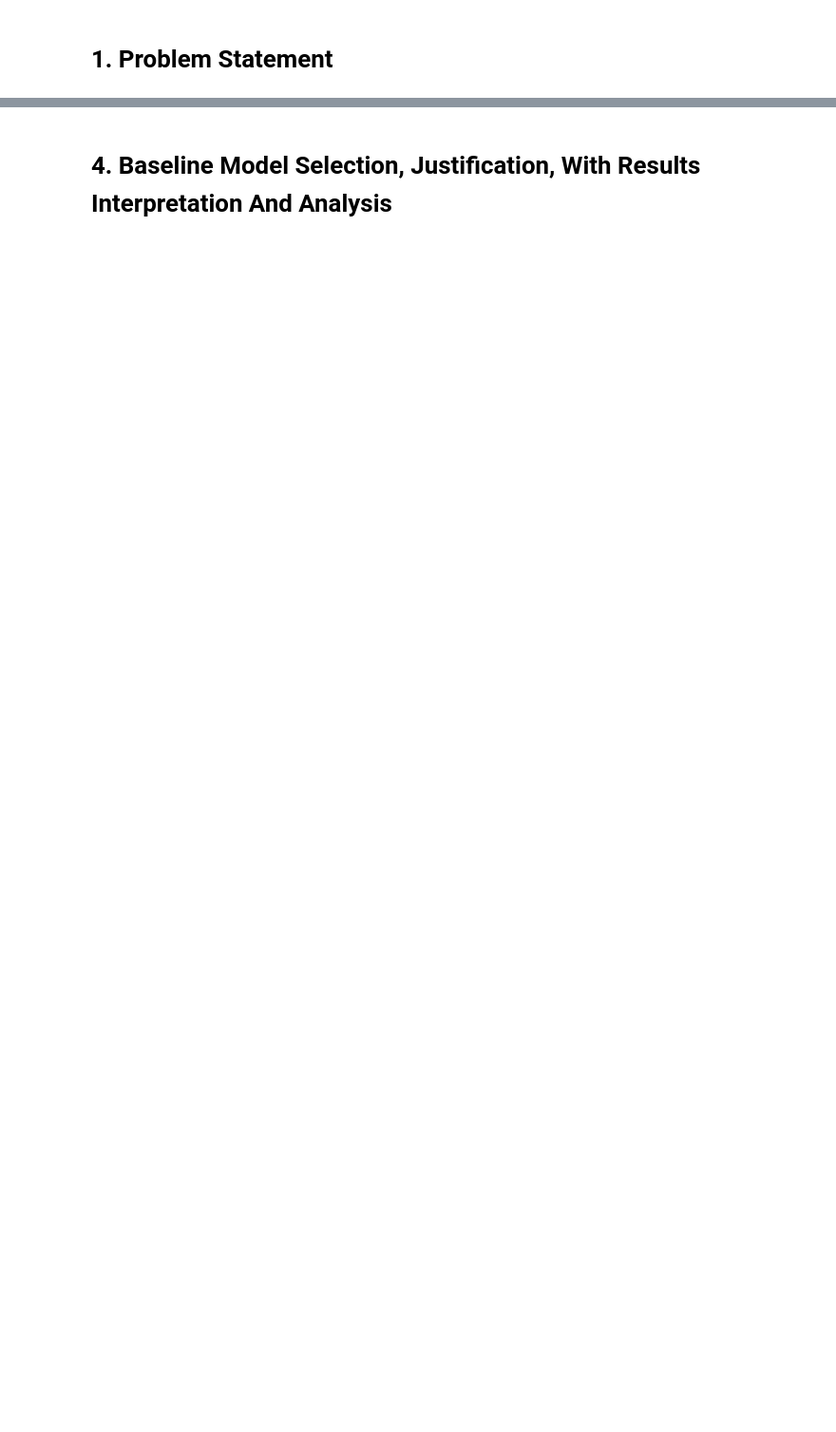
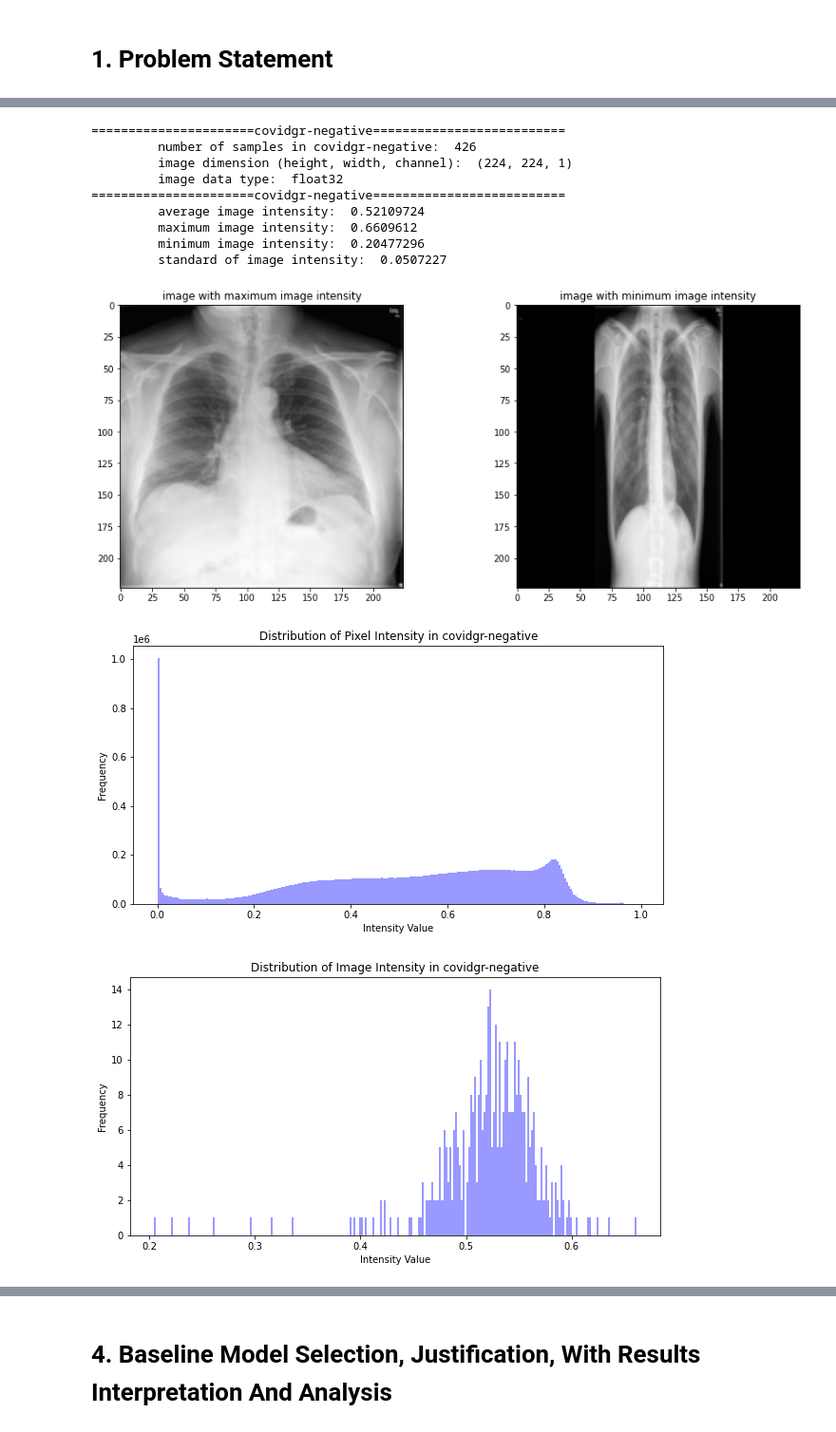
Before and after one commit to adcollin/COVID-detection-from-XRay, a Jupyter notebook: baseline_transfer_models.ipynb, the cells around one changed output, grey strips where cells are left out. Shown at 95% size. Drawn from its saved outputs; the diff is of its cells as text; code cells hidden in the pictures; blank space fills up the shorter version.

```diff
--- a/baseline_transfer_models.ipynb
+++ b/baseline_transfer_models.ipynb
@@ -104,0 +308,23 @@ y_test = np.concatenate((np.ones(df_covidgr_positive.shape[0]), np.zeros(df_covi
+# %%
+################################################################################
+# COVIDGR (validation)
+################################################################################
+
+#run helper functions
+sample_dim_type("covidgr-negative", df_covidgr_negative)
+image_intensity("covidgr-negative", df_covidgr_negative)
+sample_dim_type("covidgr-positive", df_covidgr_positive)
+image_intensity("covidgr-positive", df_covidgr_positive)
+# %% [output]
+======================covidgr-negative==========================
+         number of samples in covidgr-negative:  426
+         image dimension (height, width, channel):  (224, 224, 1)
+         image data type:  float32
+======================covidgr-negative==========================
+         average image intensity:  0.52109724
+         maximum image intensity:  0.6609612
+         minimum image intensity:  0.20477296
+         standard of image intensity:  0.0507227
+[figure, added]
+[figure, added]
+[figure, added]
```
Also changed, not shown: parts of 16 cells of this notebook, 1 other file.
